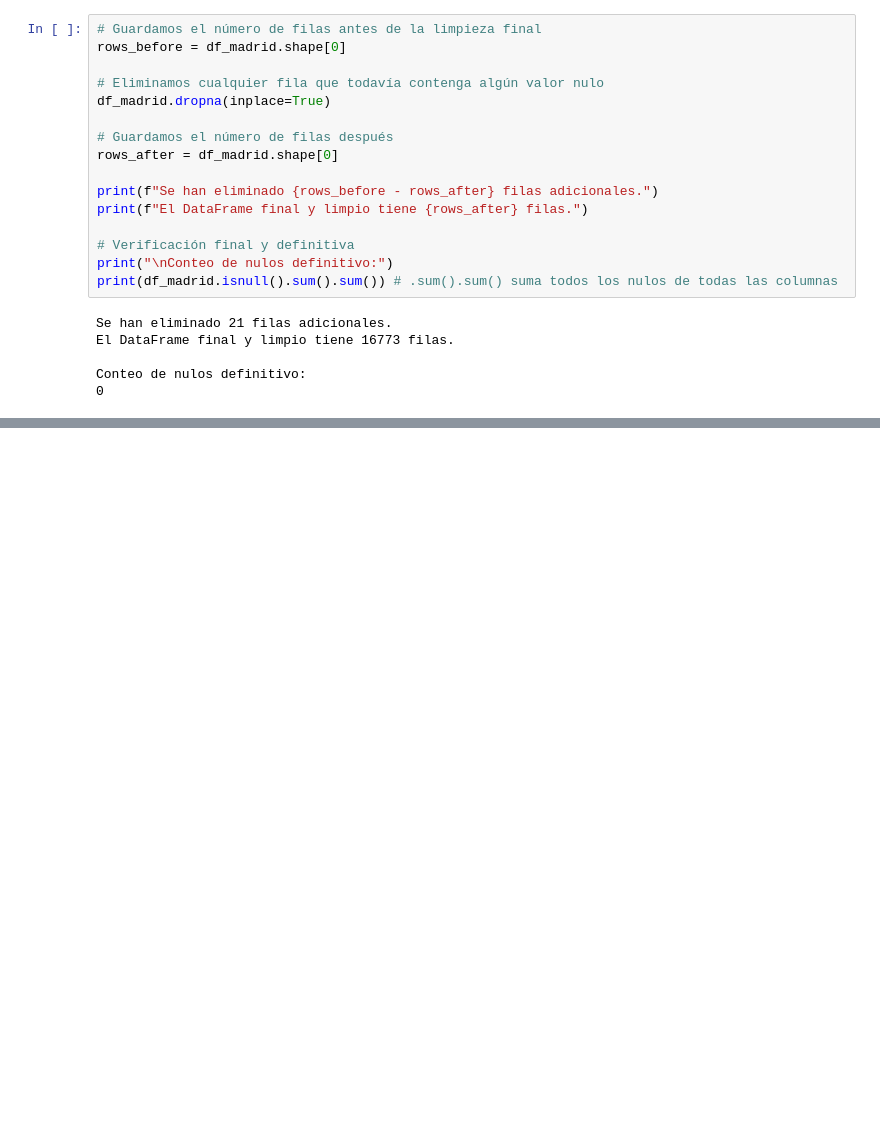
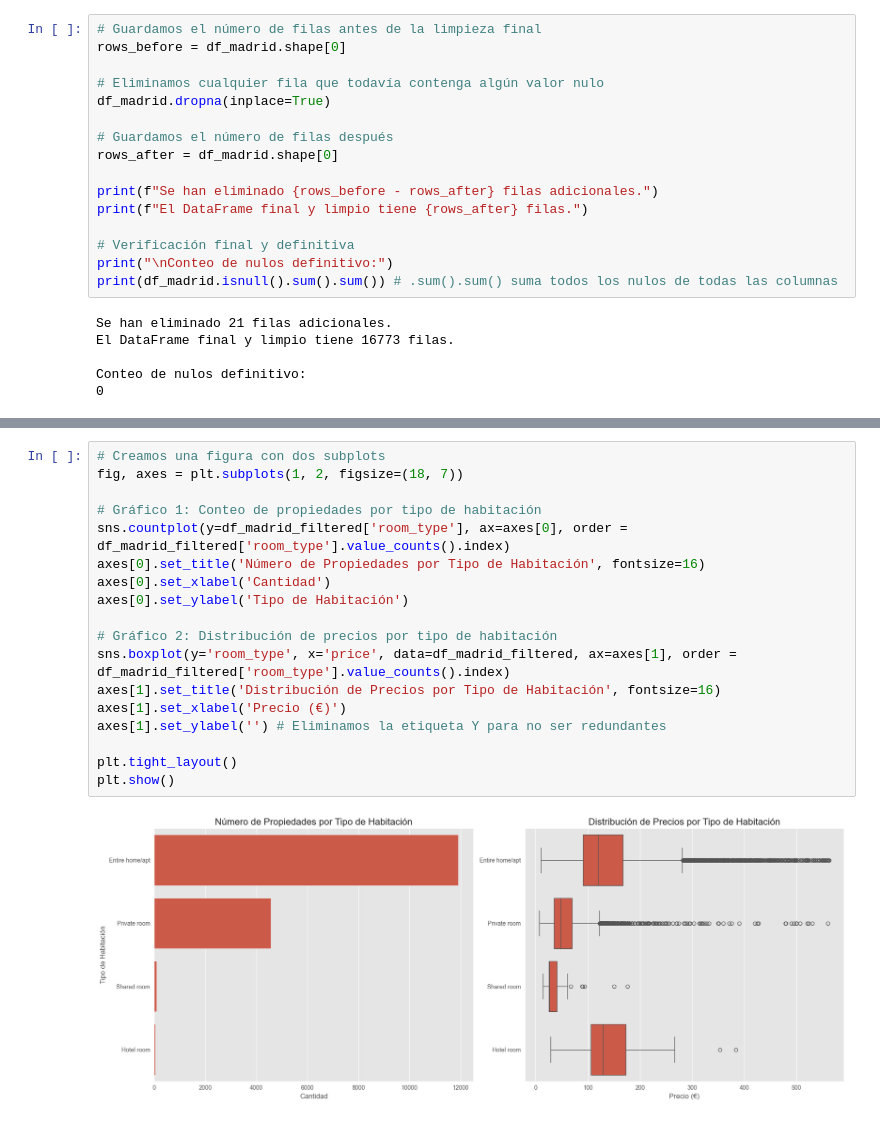
Before and after one commit to robervaca01/airbnb-madrid-analysis, a Jupyter notebook: notebooks/01-EDA-Airbnb-Madrid.ipynb, the cells around one changed output, grey strips where cells are left out. Cells and saved outputs as stored; diff of their text form; blank space fills up the shorter version.

```diff
--- a/notebooks/01-EDA-Airbnb-Madrid.ipynb
+++ b/notebooks/01-EDA-Airbnb-Madrid.ipynb
@@ -240,0 +333,20 @@ Conteo de nulos definitivo:
+# %%
+# Creamos una figura con dos subplots
+fig, axes = plt.subplots(1, 2, figsize=(18, 7))
+
+# Gráfico 1: Conteo de propiedades por tipo de habitación
+sns.countplot(y=df_madrid_filtered['room_type'], ax=axes[0], order = df_madrid_filtered['room_type'].value_counts().index)
+axes[0].set_title('Número de Propiedades por Tipo de Habitación', fontsize=16)
+axes[0].set_xlabel('Cantidad')
+axes[0].set_ylabel('Tipo de Habitación')
+
+# Gráfico 2: Distribución de precios por tipo de habitación
+sns.boxplot(y='room_type', x='price', data=df_madrid_filtered, ax=axes[1], order = df_madrid_filtered['room_type'].value_counts().index)
+axes[1].set_title('Distribución de Precios por Tipo de Habitación', fontsize=16)
+axes[1].set_xlabel('Precio (€)')
+axes[1].set_ylabel('') # Eliminamos la etiqueta Y para no ser redundantes
+
+plt.tight_layout()
+plt.show()
+# %% [output]
+[figure, added]
```
Also changed, not shown: parts of 21 cells of this notebook.
